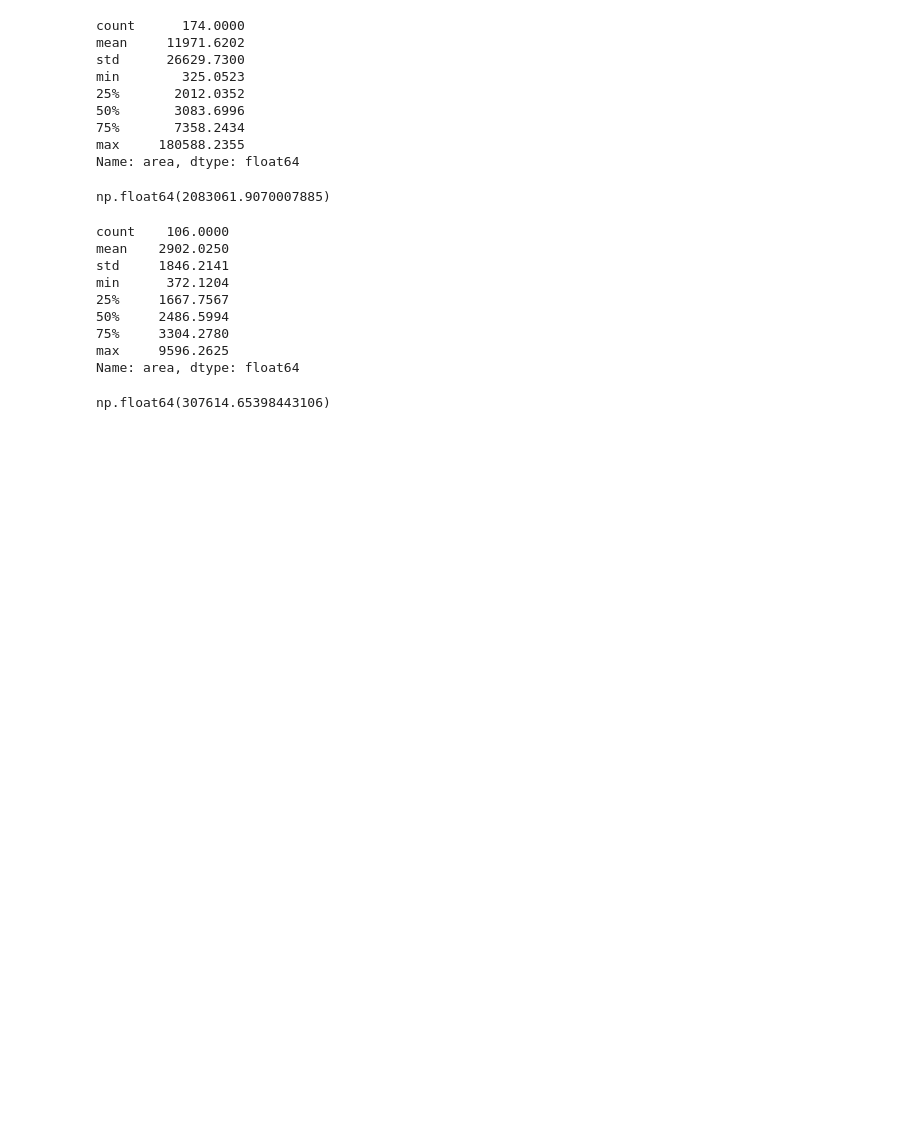
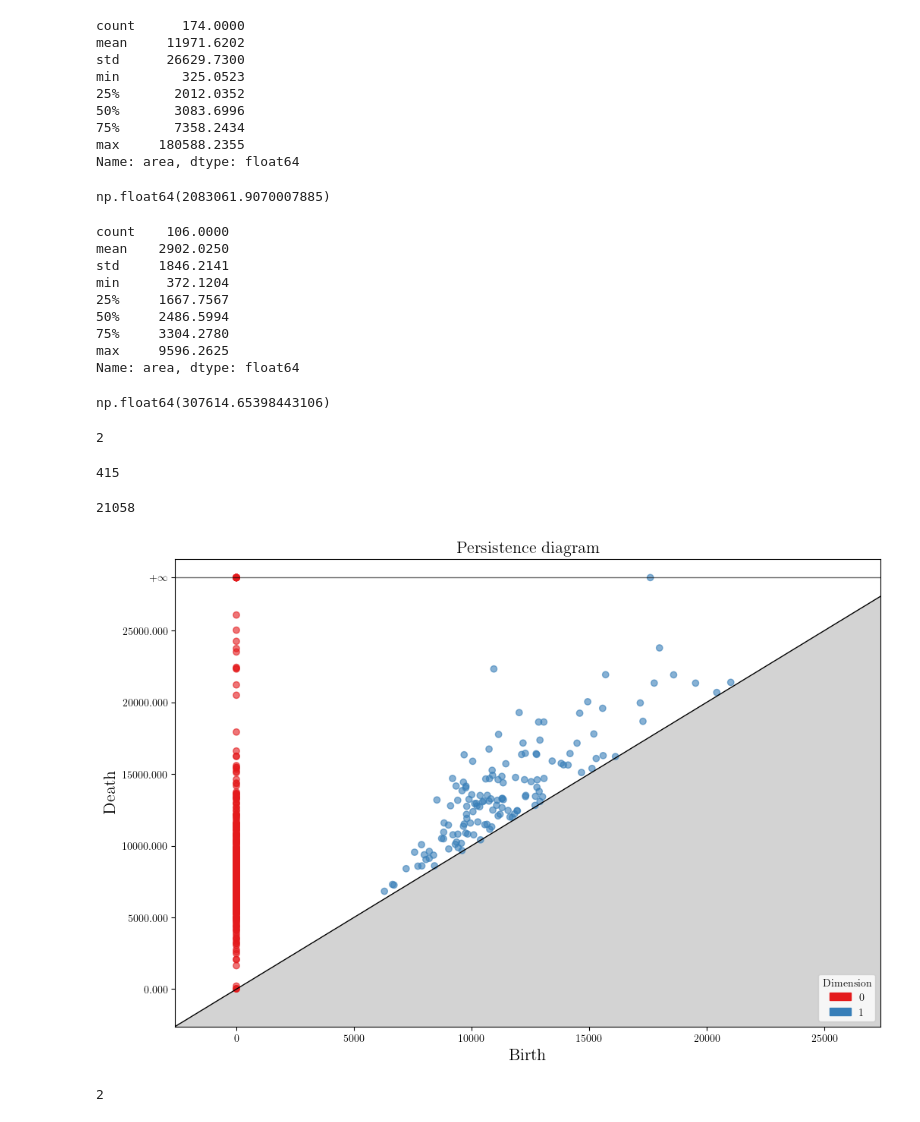
Before and after one commit to giovani-gutierrez/TDA_CalFire, a Jupyter notebook: SVI_EDA.ipynb, the cells around one changed output. Saved outputs shown, nothing was run; the diff lists cells and outputs as text; code cells hidden in the pictures; blank space fills up the shorter version.

```diff
--- a/SVI_EDA.ipynb
+++ b/SVI_EDA.ipynb
@@ -260,3 +261,27 @@ Name: area, dtype: float64
 lafd_station_bounds['area'].sum()
 # %% [output]
 np.float64(307614.65398443106)
+# %%
+X = all_stations.geometry.get_coordinates().values.tolist()
+# %%
+skeleton = gd.RipsComplex(points = X, max_edge_length = 26400)
+# %%
+Rips_simplex_tree = skeleton.create_simplex_tree(max_dimension = 2)
+# %%
+Rips_simplex_tree.dimension()
+# %% [output]
+2
+# %%
+Rips_simplex_tree.num_vertices()
+# %% [output]
+415
+# %%
+Rips_simplex_tree.num_simplices()
+# %% [output]
+21058
+# %%
+BarCodes_Rips0 = Rips_simplex_tree.persistence()
+# %%
+gd.plot_persistence_diagram(BarCodes_Rips0);
+# %% [output]
+[figure, added]
@@ -262,0 +292,4 @@ np.float64(307614.65398443106)
+# %%
+Rips_simplex_tree2.dimension()
+# %% [output]
+2
```
Also changed, not shown: parts of 6 cells of this notebook.
